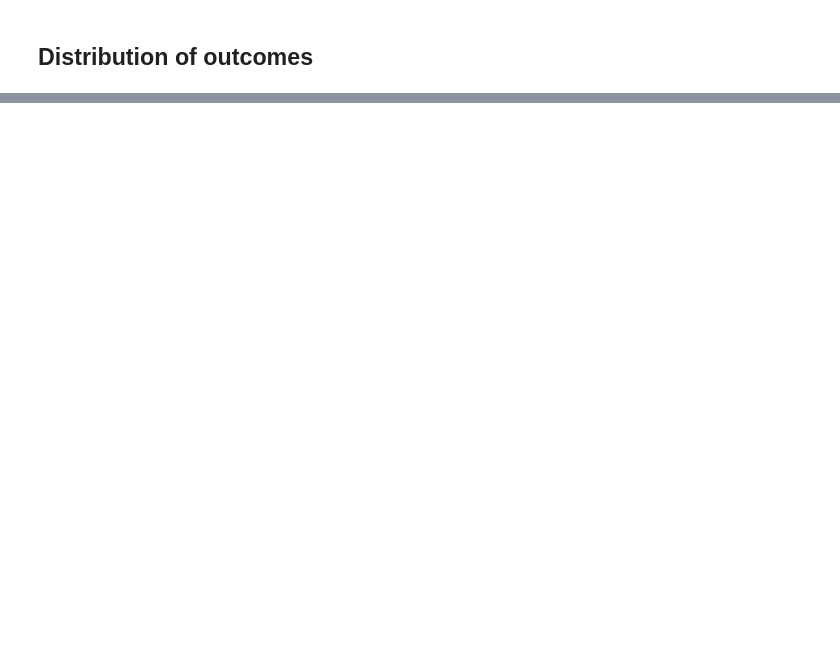
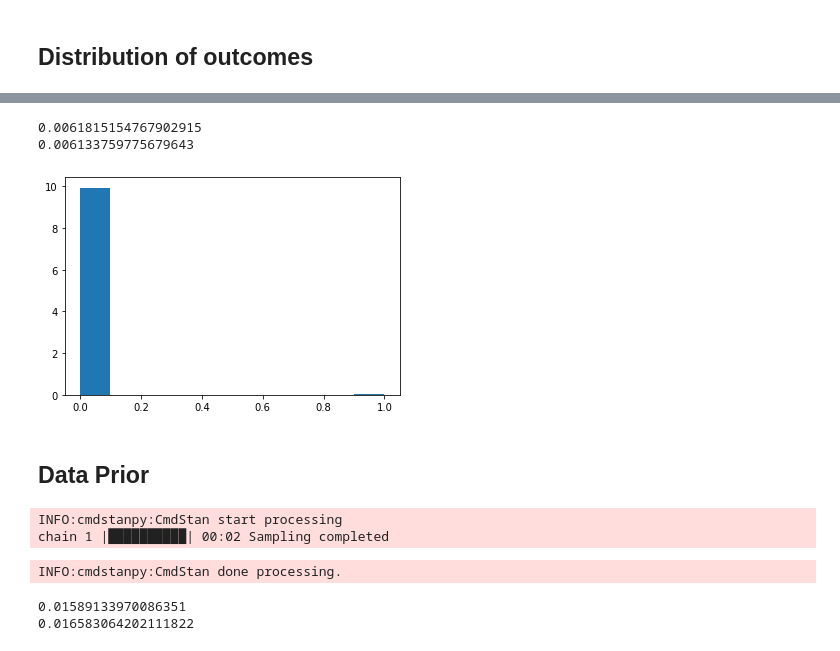
Before and after one commit to SzewczykSzy/DA_Project, a Jupyter notebook: notebook/classification_of_post-vaccination_deaths.ipynb, the cells around one changed output, grey strips where cells are left out. Cells and saved outputs as stored; diff of their text form; code cells hidden in the pictures; blank space fills up the shorter version.

Commit message:
first model

```diff
--- a/notebook/classification_of_post-vaccination_deaths.ipynb
+++ b/notebook/classification_of_post-vaccination_deaths.ipynb
@@ -362,0 +290,16 @@ plt.show()
+# %%
+model_ppc = CmdStanModel(stan_file='../models/model_1_prior.stan')
+
+R = 100
+dict = {
+        "N": len(df_article),
+        "sex": df_article["SEX"],
+        "age": df_article["CAGE_YR"]
+}
+
+sim_data_art = model_ppc.sample(data=dict,
+                        iter_sampling=R,
+                        iter_warmup=1,
+                        refresh=R,
+                        fixed_param=True,
+                        chains=1)
@@ -362,0 +312,42 @@ plt.show()
+# %%
+sim_prior_model_1_1 = sim_data_art.draws_pd()
+
+death_pred_prior_1_1 = sim_data_art.stan_variable("death")
+p_1_1 = sim_data_art.stan_variable("p")
+alpha_1_1 = sim_data_art.stan_variable("alpha")
+beta_age_1_1 = sim_data_art.stan_variable("beta_age")
+beta_sex_1_1 = sim_data_art.stan_variable("beta_sex")
+# %%
+p_1_1 = p.flatten()
+death_pred_prior_1_1 = death_pred_prior_1_1.flatten()
+# %%
+print(death_pred_prior_1_1.mean())
+print(df_article["DIED"].mean())
+# %% [output]
+0.0061815154767902915
+0.006133759775679643
+# %%
+plt.hist(death_pred_prior_1_1, density=True)
+plt.show()
+# %% [output]
+[figure, added]
+# %% [markdown]
+## Data Prior
+# %%
+R = 100
+dict = {
+        "N": len(df),
+        "sex": df["SEX"],
+        "age": df["CAGE_YR"]
+}
+
+sim_data_real = model_ppc.sample(data=dict,
+                        iter_sampling=R,
+                        iter_warmup=1,
+                        refresh=R,
+                        fixed_param=True,
+                        chains=1)
+# %% [output]
+INFO:cmdstanpy:CmdStan start processing
+chain 1 |██████████| 00:02 Sampling completed
+INFO:cmdstanpy:CmdStan done processing.
@@ -362,0 +362,8 @@ plt.show()
+# %%
+p_1_2 = p.flatten()
+death_pred_prior_1_2 = death_pred_prior_1_2.flatten()
+print(death_pred_prior_1_2.mean())
+print(df["DIED"].mean())
+# %% [output]
+0.01589133970086351
+0.016583064202111822
```
Also changed, not shown: parts of 55 cells of this notebook, 7 other files.
